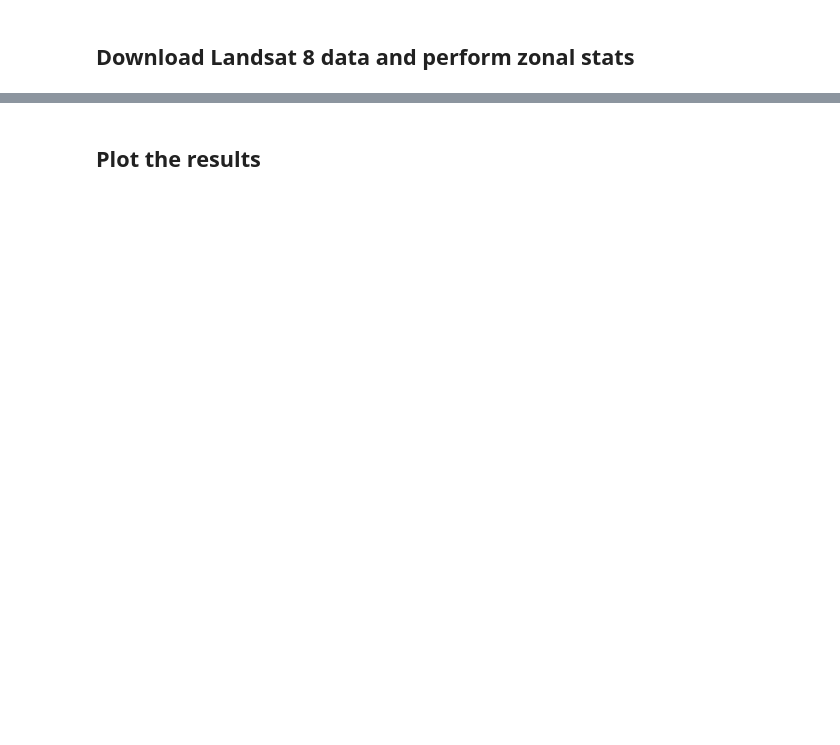
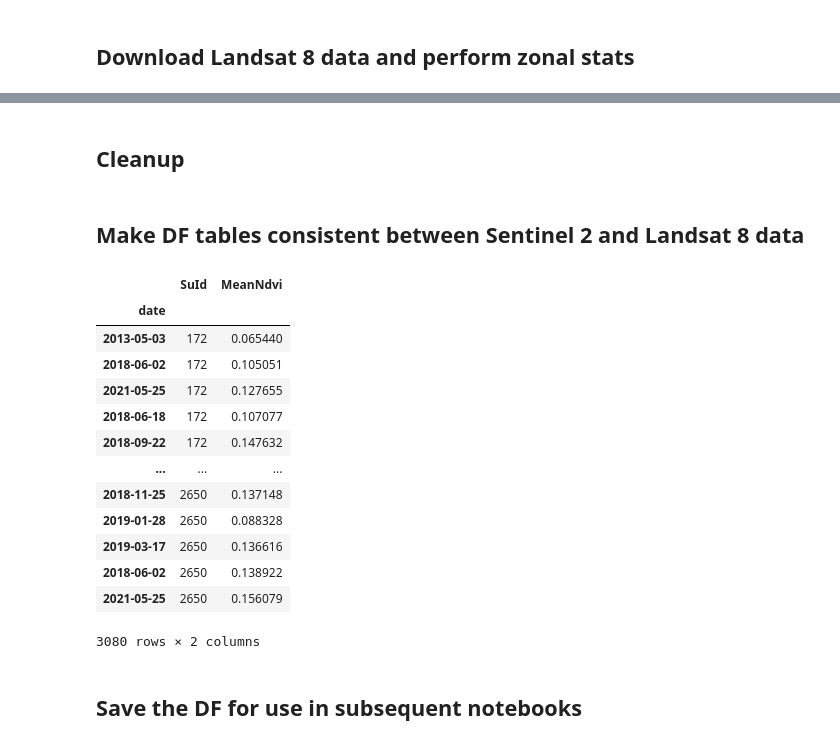
Before and after one commit to haselwimmer/vegetation-restoration-monitoring, a Jupyter notebook: final_notebooks/2b-landsat-time-series.ipynb, the cells around one changed output, grey strips where cells are left out. Saved outputs shown, nothing was run; the diff lists cells and outputs as text; code cells hidden in the pictures; blank space fills up the shorter version.

```diff
--- a/final_notebooks/2b-landsat-time-series.ipynb
+++ b/final_notebooks/2b-landsat-time-series.ipynb
@@ -176,5 +320,5 @@ landsat8_ndvi_stats_all_df
+# %% [markdown]
+## Cleanup
 # %%
 # TESTING - delete downloads directory
 #shutil.rmtree(landsat_downloads_dir)
-# %% [markdown]
-## Plot the results
@@ -201,0 +325,40 @@ plt.show()
+# %% [markdown]
+## Make DF tables consistent between Sentinel 2 and Landsat 8 data
+# %%
+landsat_8_time_series = copy.deepcopy(landsat8_stats_all_df)
+
+# Drop columns
+landsat_8_time_series.drop(columns=['Mine_Area', 'Start_Year', 'End_Year', 'GIS_Acre2', 'Agreement', 'Seed_Type',
+                                     'TYPE', 'PAR', 'MeanBqaCloud', 'MeanNdsi'], inplace=True)
+
+# Rename columns
+landsat_8_time_series.rename(
+    columns={"landsat8_date": 'date'}, inplace=True)
+
+landsat_8_time_series.rename(
+    columns={"SU_ID": 'SuId'}, inplace=True)
+
+# Reset index as date
+landsat_8_time_series = landsat_8_time_series.set_index('date')
+
+# Sort values by SuId for consistency
+landsat_8_time_series = landsat_8_time_series.sort_values(by=['SuId'])
+
+landsat_8_time_series
+# %% [output]
+|  | SuId | MeanNdvi |
+| date |  |  |
+| 2013-05-03 | 172 | 0.065440 |
+| 2018-06-02 | 172 | 0.105051 |
+| 2021-05-25 | 172 | 0.127655 |
+| 2018-06-18 | 172 | 0.107077 |
+| 2018-09-22 | 172 | 0.147632 |
+| ... | ... | ... |
+| 2018-11-25 | 2650 | 0.137148 |
+| 2019-01-28 | 2650 | 0.088328 |
+| 2019-03-17 | 2650 | 0.136616 |
+| 2018-06-02 | 2650 | 0.138922 |
+| 2021-05-25 | 2650 | 0.156079 |
+3080 rows × 2 columns
+# %% [markdown]
+## Save the DF for use in subsequent notebooks
```
Also changed, not shown: parts of 11 cells of this notebook, 6 other files.
